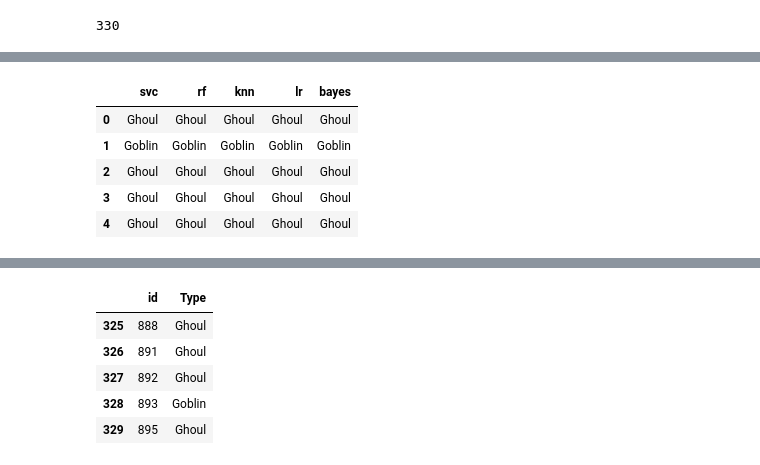
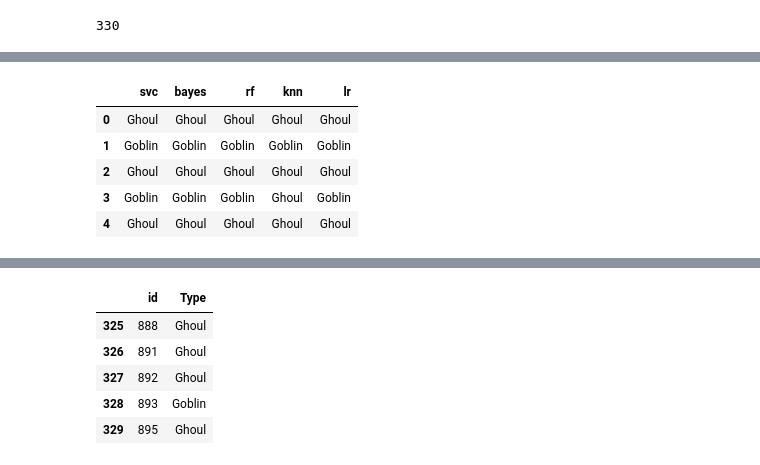
Before and after one commit to itaraday/Ghouls-Goblins-and-Ghosts, a Jupyter notebook: Ghouls, Goblins, and Ghosts... Boo!.ipynb, the cells around one changed output, grey strips where cells are left out. Cells and saved outputs as stored; diff of their text form; code cells hidden in the pictures.

```diff
--- a/Ghouls, Goblins, and Ghosts... Boo!.ipynb
+++ b/Ghouls, Goblins, and Ghosts... Boo!.ipynb
@@ -448,9 +424 @@ preds_fnl.head()
 | 4 | Ghost | Ghost | Ghost | Ghost | Ghost |
-# %%
-preds_fnl = pd.concat([preds_fnl, preds_fnl.apply(pd.Series.value_counts, axis=1)], axis=1)
-preds_fnl = preds_fnl.fillna(0)
-preds_fnl["id"] = ids
-preds_fnl["Ghoul"] = preds_fnl["Ghoul"]/2.0
-preds_fnl["value"] = preds_fnl["Ghoul"] + preds_fnl["Ghost"]
-preds_fnl["Type"] = np.where(preds_fnl['value']>=4, 'Ghost', np.NaN)
-preds_fnl.head(10)
@@ -468,0 +425,8 @@ preds_fnl.head(10)
+# %%
+preds_fnl = pd.concat([preds_fnl, preds_fnl.apply(pd.Series.value_counts, axis=1)], axis=1)
+preds_fnl = preds_fnl.fillna(0)
+preds_fnl["Ghost"] = preds_fnl.apply(lambda x: x["Ghost"] + (0.5 if x["bayes"] == "Ghost" else 0), axis=1)
+preds_fnl["Ghost"] = preds_fnl.apply(lambda x: x["Ghost"] + (0.5 if x["lr"] == "Ghost" else 0), axis=1)
+
+preds_fnl["id"] = ids
+preds_fnl.head(10)
@@ -469,4 +445,5 @@ preds_fnl.head(10)
 # %%
+preds_fnl["Type"] = np.where(preds_fnl['Ghost']>=4, 'Ghost', np.NaN)
 ghost_ids = preds_fnl.loc[preds_fnl["Type"] == "Ghost", "id"].tolist()
 df_test["id"] = ids
 df_test_no_ghost = df_test.loc[~df_test["id"].isin(ghost_ids), ]
@@ -474,3 +451,13 @@ ids_no_ghost = df_test_no_ghost.pop("id").tolist()
 len(df_test_no_ghost)
 # %% [output]
 330
+# %%
+preds_fnl_no_ghost = pd.DataFrame()
+
+#for pred in predictor:
+df_train_no_ghost = train
+df_train_no_ghost = df_train_no_ghost.loc[df_train_no_ghost["type"] != "Ghost",]
+y_fnl = df_train_no_ghost.pop("type")
+
+df_train_no_ghost = df_train_no_ghost.drop(["id", "subtype", "color"],1)
+df_train_no_ghost.head()
@@ -477,25 +471,16 @@ len(df_test_no_ghost)
 # %%
-preds_fnl_no_ghost = pd.DataFrame()
-
-
-df_train_no_ghost = df_train
-df_train_no_ghost["type"] = train_type
-df_train_no_ghost = df_train_no_ghost.loc[df_train_no_ghost["type"] != "Ghost",]
-y = df_train_no_ghost.pop("type")
-
-
-for key in tests:
-    tests_fnl[key].fit(df_train_no_ghost,y)
+for key in tests_fnl:
+    tests_fnl[key].fit(df_train_no_ghost,y_fnl)
     y_pred = tests_fnl[key].predict(df_test_no_ghost)
     y_pred= convert_sub_to_type(y_pred)
     preds_fnl_no_ghost[key] = y_pred
 preds_fnl_no_ghost.head()
 # %% [output]
-|  | svc | rf | knn | lr | bayes |
+|  | svc | bayes | rf | knn | lr |
 | 0 | Ghoul | Ghoul | Ghoul | Ghoul | Ghoul |
 | 1 | Goblin | Goblin | Goblin | Goblin | Goblin |
 | 2 | Ghoul | Ghoul | Ghoul | Ghoul | Ghoul |
-| 3 | Ghoul | Ghoul | Ghoul | Ghoul | Ghoul |
+| 3 | Goblin | Goblin | Goblin | Ghoul | Goblin |
 | 4 | Ghoul | Ghoul | Ghoul | Ghoul | Ghoul |
 # %%
 preds_fnl_no_ghost = pd.concat([preds_fnl_no_ghost, preds_fnl_no_ghost.apply(pd.Series.value_counts, axis=1)], axis=1)
```
Also changed, not shown: parts of 21 cells of this notebook, 8 other files.
